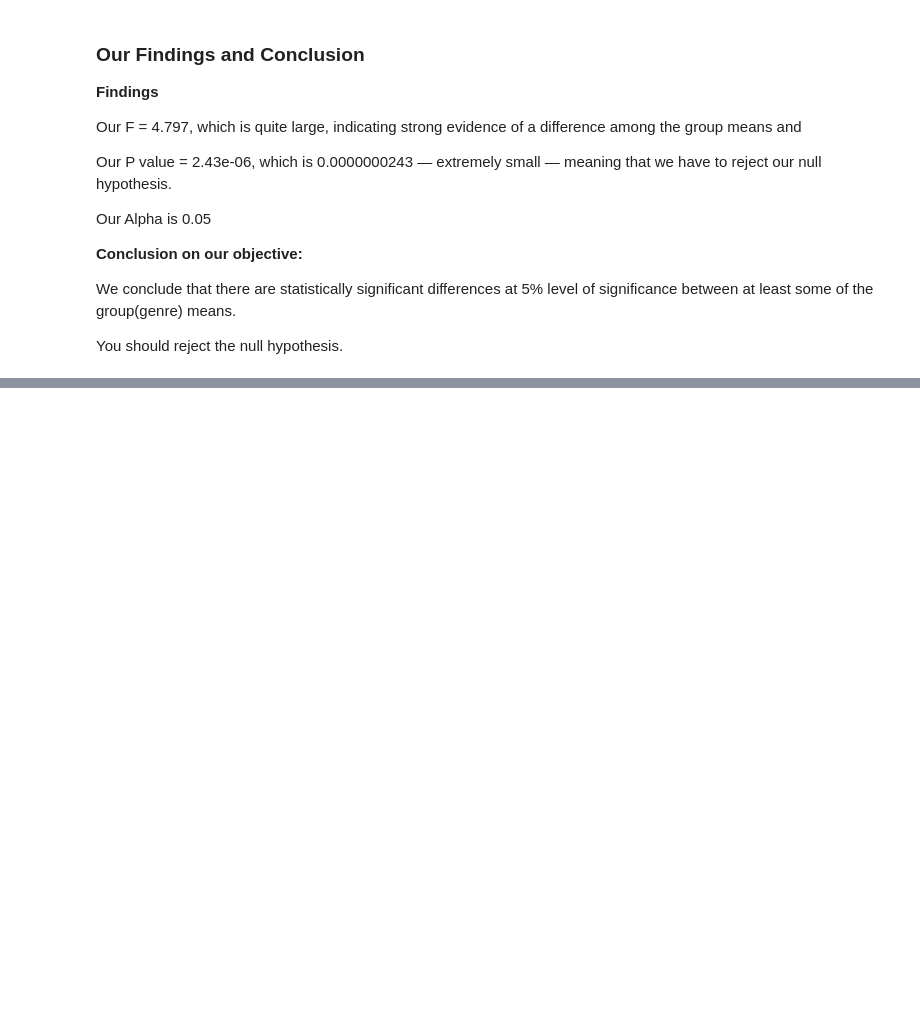
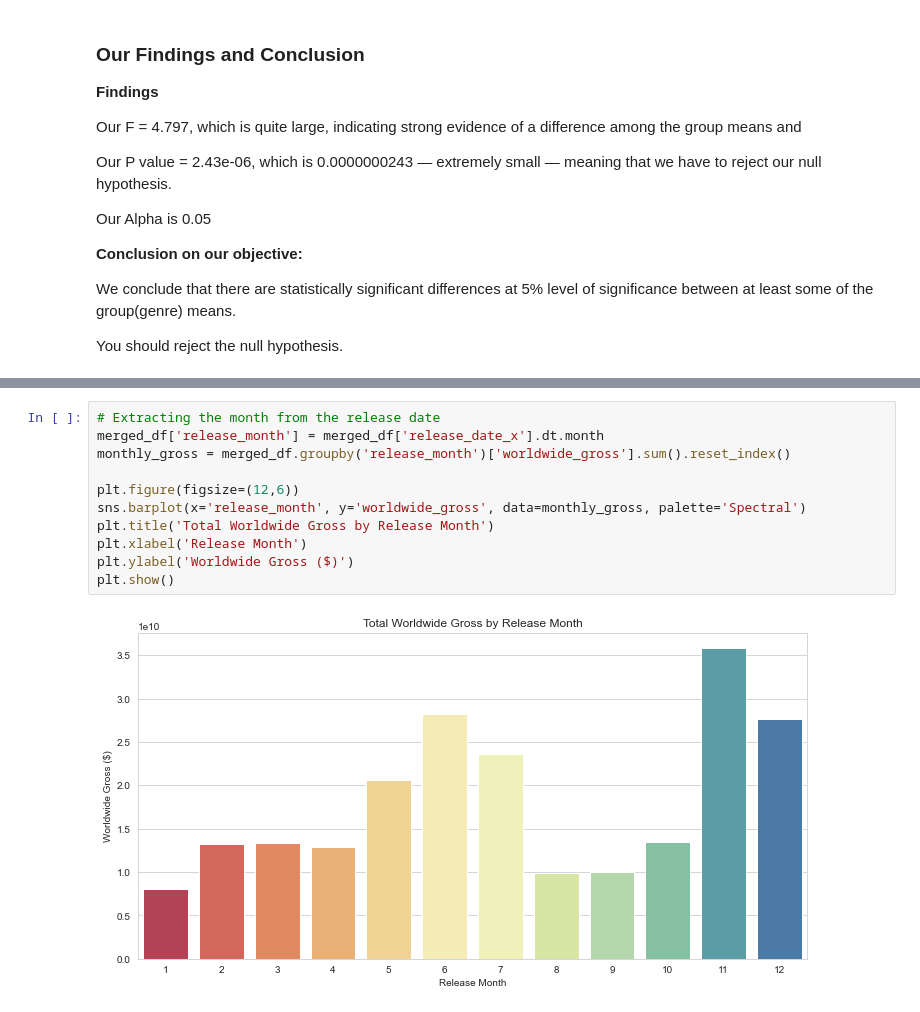
Before and after one commit to CollinsNyatundo/Film-Analysis, a Jupyter notebook: index.ipynb, the cells around one changed output, grey strips where cells are left out. Cells and saved outputs as stored; diff of their text form; blank space fills up the shorter version.

```diff
--- a/index.ipynb
+++ b/index.ipynb
@@ -633,0 +639,13 @@ You should reject the null hypothesis.
+# %%
+# Extracting the month from the release date
+merged_df['release_month'] = merged_df['release_date_x'].dt.month
+monthly_gross = merged_df.groupby('release_month')['worldwide_gross'].sum().reset_index()
+
+plt.figure(figsize=(12,6))
+sns.barplot(x='release_month', y='worldwide_gross', data=monthly_gross, palette='Spectral')
+plt.title('Total Worldwide Gross by Release Month')
+plt.xlabel('Release Month')
+plt.ylabel('Worldwide Gross ($)')
+plt.show()
+# %% [output]
+[figure, added]
```
Also changed, not shown: parts of 4 cells of this notebook.
